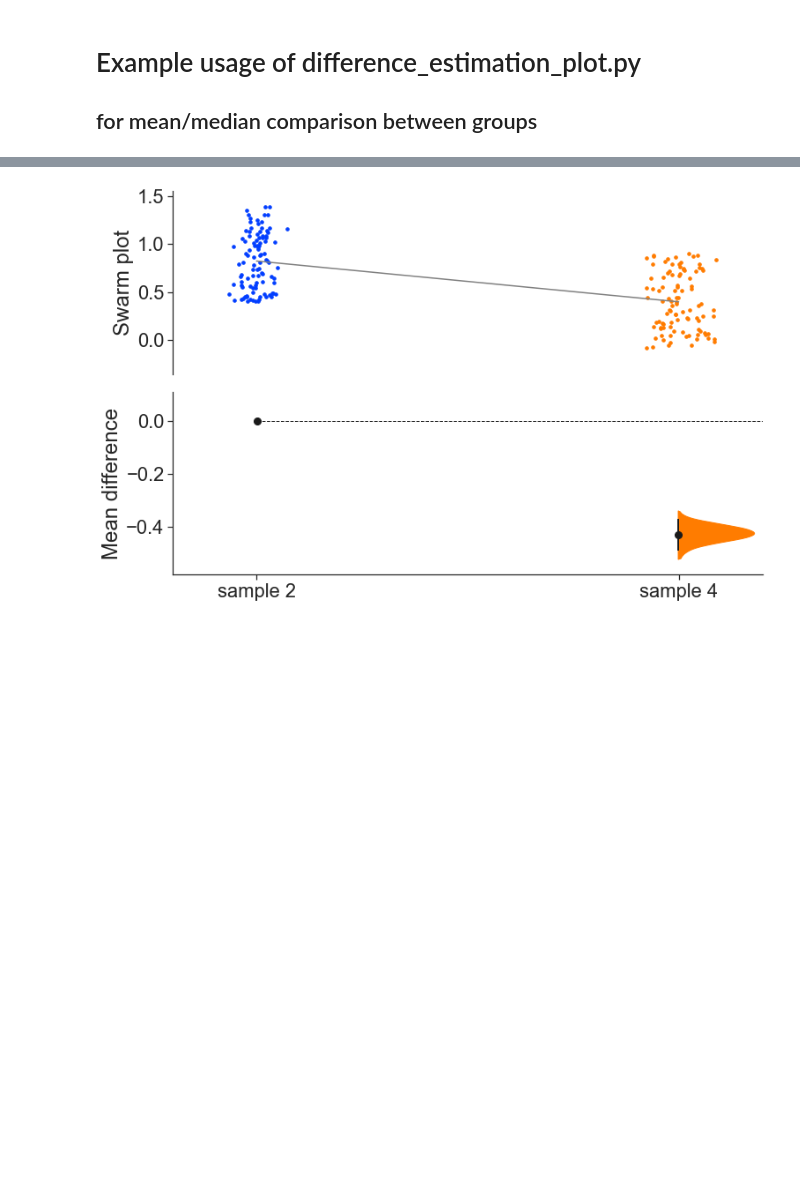
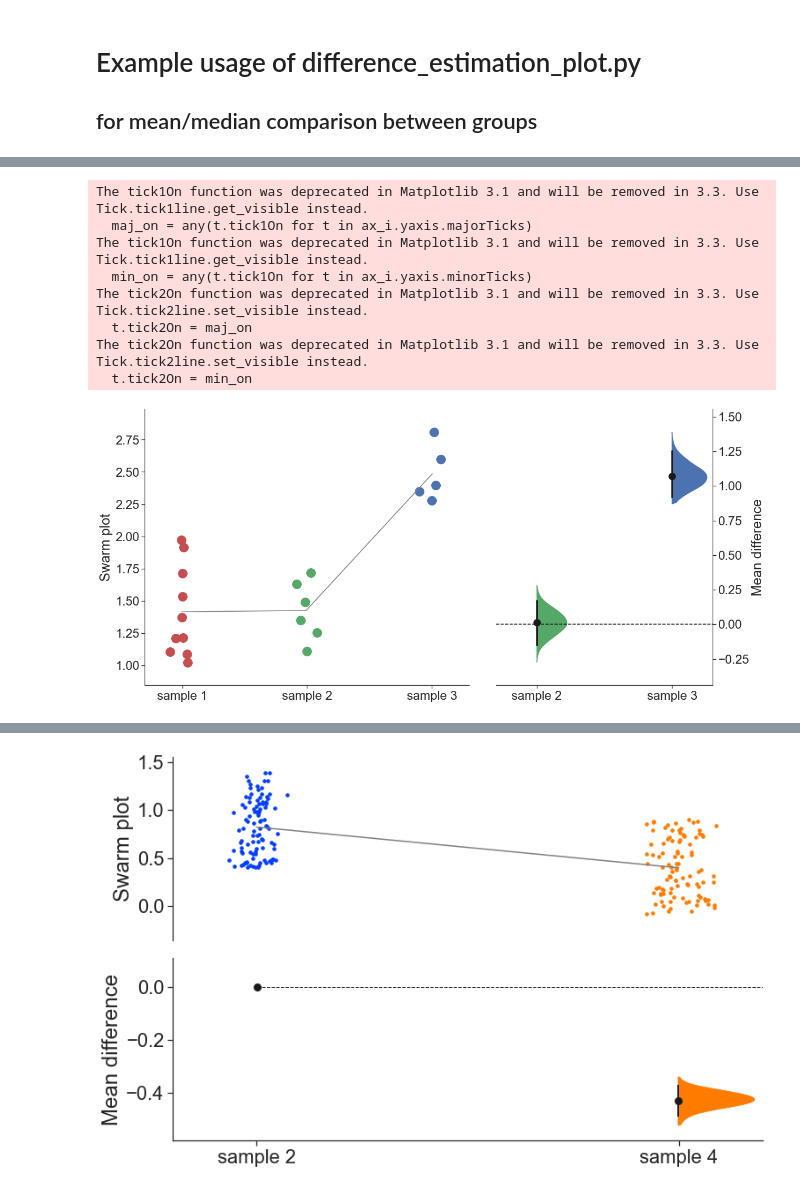
Before and after one commit to drsax93/difference_estimation_plot, a Jupyter notebook: difference_estimation_plot_examples.ipynb, the cells around one changed output, grey strips where cells are left out. Saved outputs shown, nothing was run; the diff lists cells and outputs as text; code cells hidden in the pictures; blank space fills up the shorter version.

```diff
--- a/difference_estimation_plot_examples.ipynb
+++ b/difference_estimation_plot_examples.ipynb
@@ -16,3 +16,17 @@ fig,axs = dpl.estimation_plot(input_, [KEYS], SMOOTH=[1,3], operation=np.mean,
+# %%
+fig,axs = dpl.estimation_plot(input_, [KEYS], SMOOTH=[1,3], operation=np.mean,
+                              color_palette=['r', 'g', 'b'], stat=False, paired=False,
+                             vertical=0)
+# %% [output]
+The tick1On function was deprecated in Matplotlib 3.1 and will be removed in 3.3. Use Tick.tick1line.get_visible instead.
+  maj_on = any(t.tick1On for t in ax_i.yaxis.majorTicks)
+The tick1On function was deprecated in Matplotlib 3.1 and will be removed in 3.3. Use Tick.tick1line.get_visible instead.
+  min_on = any(t.tick1On for t in ax_i.yaxis.minorTicks)
+The tick2On function was deprecated in Matplotlib 3.1 and will be removed in 3.3. Use Tick.tick2line.set_visible instead.
+  t.tick2On = maj_on
+The tick2On function was deprecated in Matplotlib 3.1 and will be removed in 3.3. Use Tick.tick2line.set_visible instead.
+  t.tick2On = min_on
+[figure, added]
 # %%
 ## Paired example:
 input_ = {'sample 1': np.random.rand(10), 'sample 2': np.random.rand(10) + 0.4,
```
Also changed, not shown: parts of 2 cells of this notebook, 1 other file.
